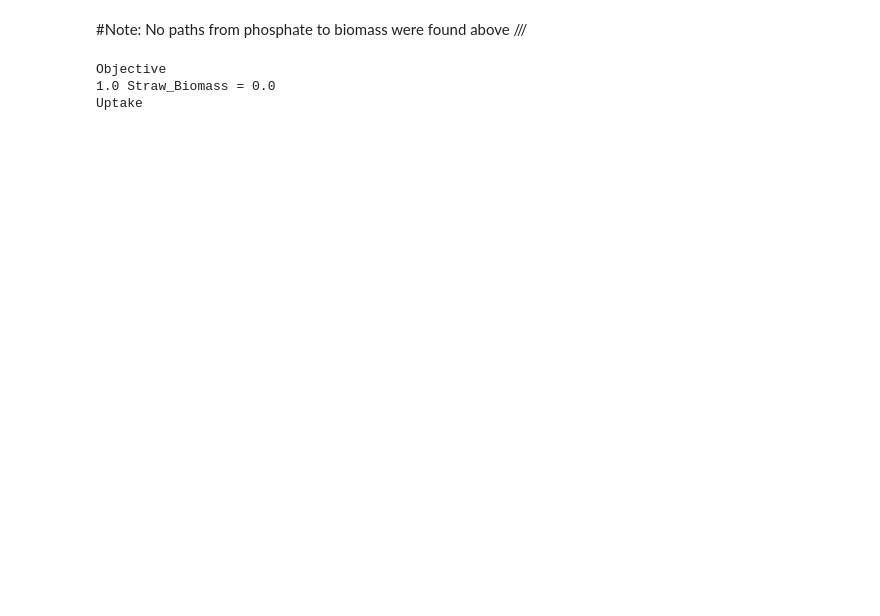
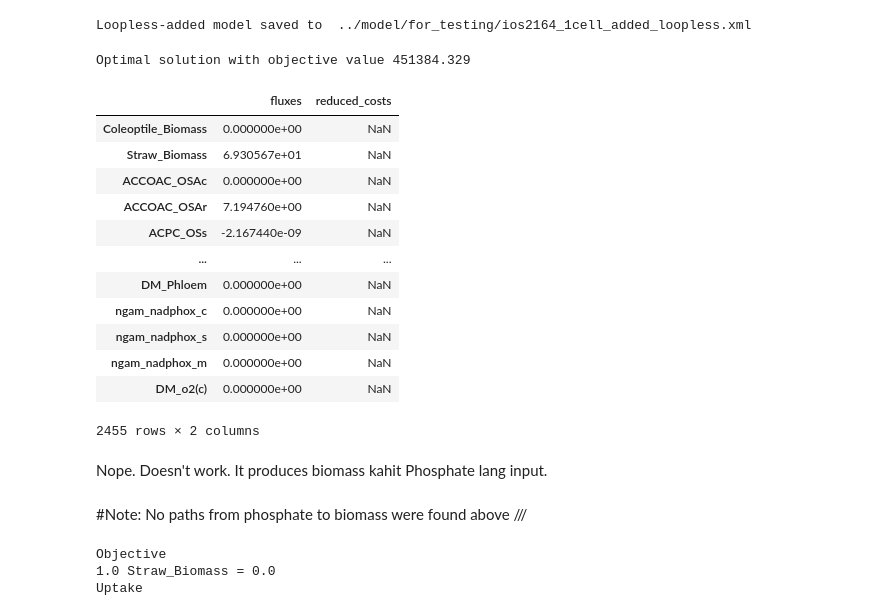
Before and after one commit to rtsantos3/RiceMM, a Jupyter notebook: Scripts/Sanity-checks.ipynb, the cells around one changed output. Drawn from its saved outputs; the diff is of its cells as text; code cells hidden in the pictures; blank space fills up the shorter version.

```diff
--- a/Scripts/Sanity-checks.ipynb
+++ b/Scripts/Sanity-checks.ipynb
@@ -180,0 +221,47 @@ Secretion
+# %%
+#Let's try converting the model to loopless and see how it reacts
+
+with model:
+    model.reactions.FDHNc.bounds = (0,0)
+
+
+    #Use medium with only phosphate
+    photo_medium = mm.read_medium_csv('../misc/photo_medium.csv', model)
+    photo_medium['EX_co2(e)'] = 0
+    photo_medium['EX_o2(e)'] = 0
+    photo_medium['EX_pi(e)'] = 1000
+    photo_medium['EX_no3(e)'] = 1000
+    photo_medium['EX_photonVis(e)'] = 1000
+
+    model.medium = photo_medium
+
+    #Generate fluxes by turning on the reaction
+    cobra.flux_analysis.add_loopless(model)
+
+    solution = cobra.flux_analysis.pfba(model)
+
+    #Save loopless reaction, maybe it'll work?
+    file_path = '../model/for_testing/ios2164_1cell_added_loopless.xml'
+    cobra.io.write_sbml_model(model, file_path)
+
+print('Loopless-added model saved to ', file_path)
+
+solution
+# %% [output]
+Loopless-added model saved to  ../model/for_testing/ios2164_1cell_added_loopless.xml
+Optimal solution with objective value 451384.329
+|  | fluxes | reduced_costs |
+| Coleoptile_Biomass | 0.000000e+00 | NaN |
+| Straw_Biomass | 6.930567e+01 | NaN |
+| ACCOAC_OSAc | 0.000000e+00 | NaN |
+| ACCOAC_OSAr | 7.194760e+00 | NaN |
+| ACPC_OSs | -2.167440e-09 | NaN |
+| ... | ... | ... |
+| DM_Phloem | 0.000000e+00 | NaN |
+| ngam_nadphox_c | 0.000000e+00 | NaN |
+| ngam_nadphox_s | 0.000000e+00 | NaN |
+| ngam_nadphox_m | 0.000000e+00 | NaN |
+| DM_o2(c) | 0.000000e+00 | NaN |
+2455 rows × 2 columns
+# %% [markdown]
+Nope. Doesn't work. It produces biomass kahit Phosphate lang input.
```
Also changed, not shown: parts of 13 cells of this notebook, 17 other files.
